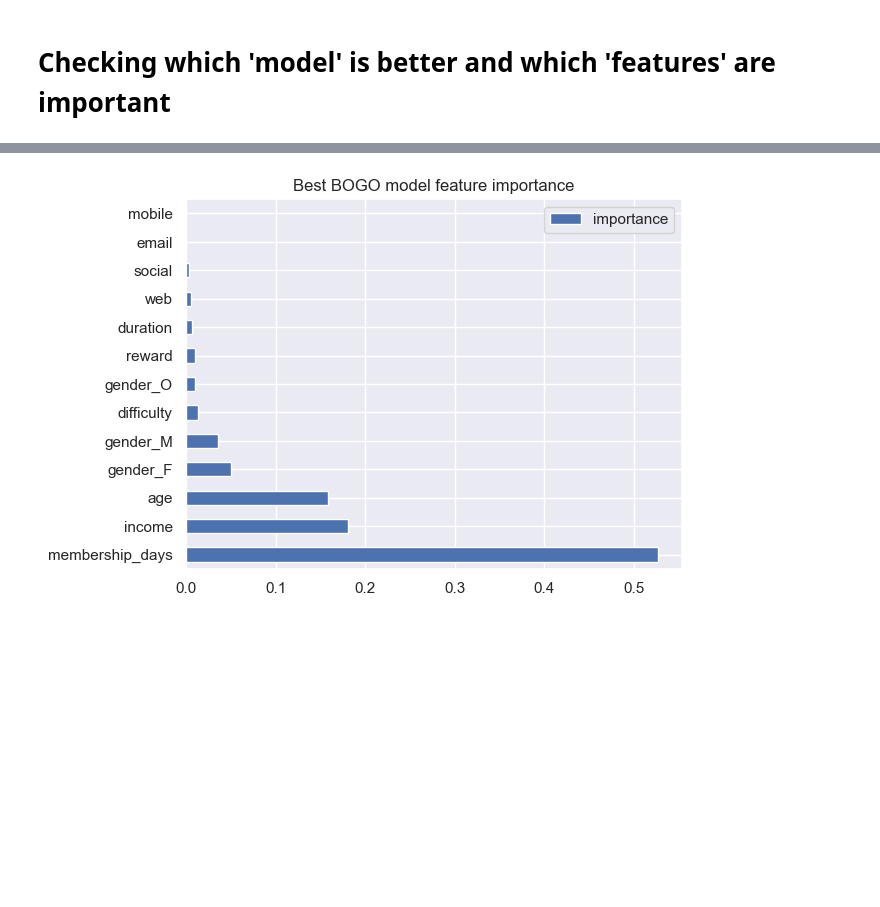
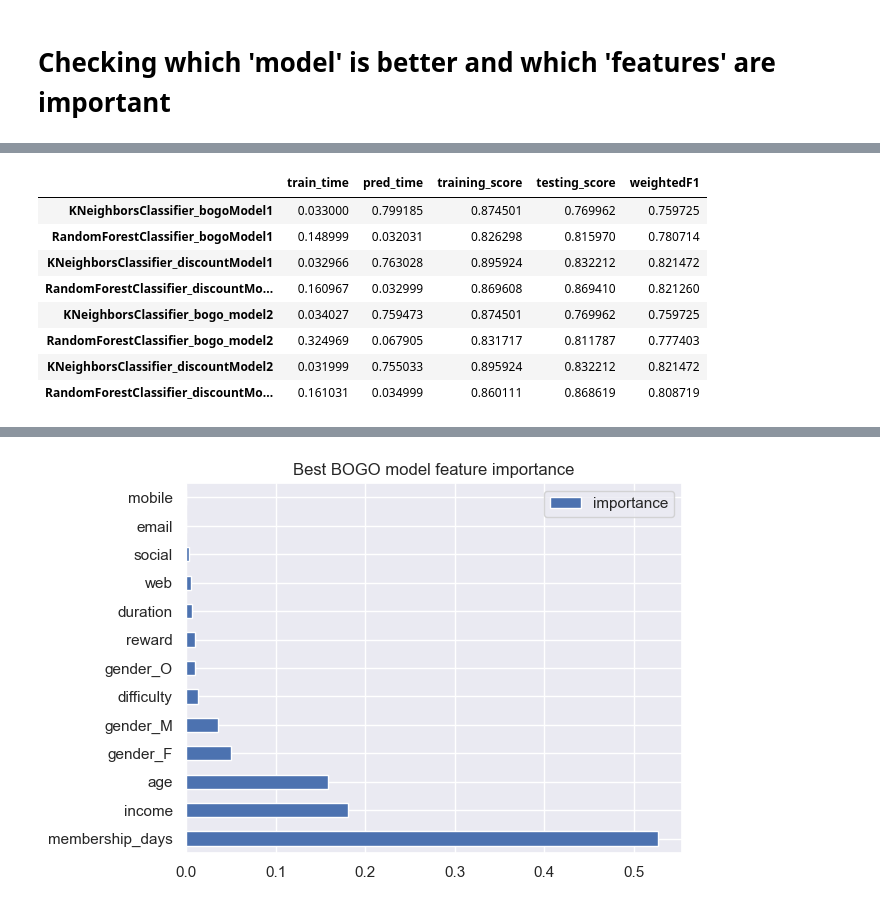
Before and after one commit to wire2coder/starbucks-data-uda, a Jupyter notebook: capstone4.ipynb, the cells around one changed output, grey strips where cells are left out. Saved outputs shown, nothing was run; the diff lists cells and outputs as text; code cells hidden in the pictures; blank space fills up the shorter version.

```diff
--- a/capstone4.ipynb
+++ b/capstone4.ipynb
@@ -1374,0 +1453,12 @@ best1
+# %%
+results.transpose()
+# %% [output]
+|  | train_time | pred_time | training_score | testing_score | weightedF1 |
+| KNeighborsClassifier_bogoModel1 | 0.033000 | 0.799185 | 0.874501 | 0.769962 | 0.759725 |
+| RandomForestClassifier_bogoModel1 | 0.148999 | 0.032031 | 0.826298 | 0.815970 | 0.780714 |
+| KNeighborsClassifier_discountModel1 | 0.032966 | 0.763028 | 0.895924 | 0.832212 | 0.821472 |
+| RandomForestClassifier_discountMo... | 0.160967 | 0.032999 | 0.869608 | 0.869410 | 0.821260 |
+| KNeighborsClassifier_bogo_model2 | 0.034027 | 0.759473 | 0.874501 | 0.769962 | 0.759725 |
+| RandomForestClassifier_bogo_model2 | 0.324969 | 0.067905 | 0.831717 | 0.811787 | 0.777403 |
+| KNeighborsClassifier_discountModel2 | 0.031999 | 0.755033 | 0.895924 | 0.832212 | 0.821472 |
+| RandomForestClassifier_discountMo... | 0.161031 | 0.034999 | 0.860111 | 0.868619 | 0.808719 |
```
Also changed, not shown: parts of 38 cells of this notebook, 2 other files.
